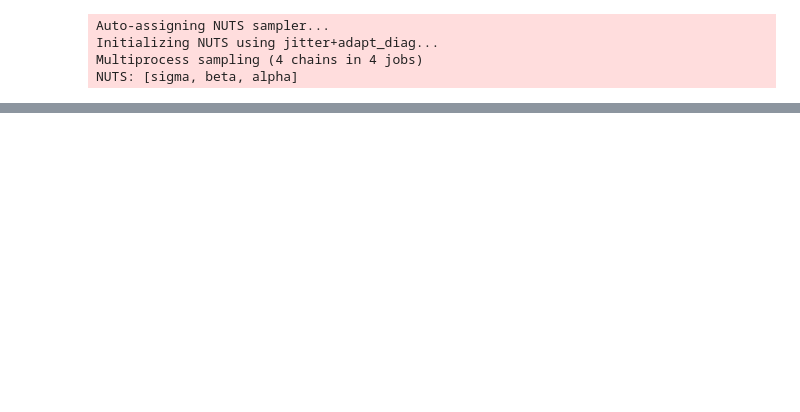
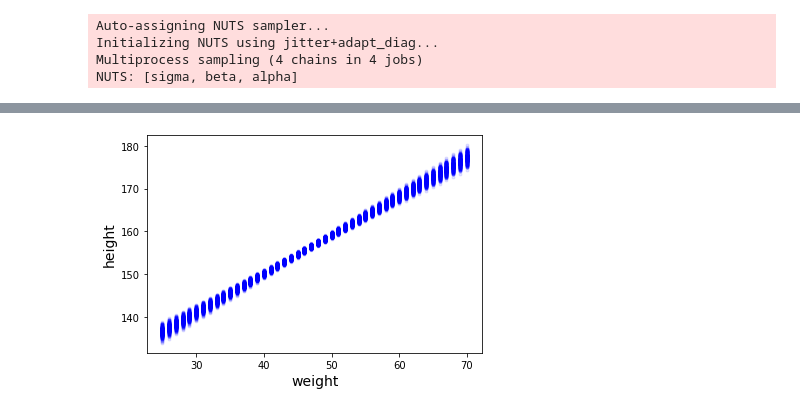
Before and after one commit to mikeviotti/Statistical_Rethinking_MV, a Jupyter notebook: Chapter_4.ipynb, the cells around one changed output, grey strips where cells are left out. Saved outputs shown, nothing was run; the diff lists cells and outputs as text; code cells hidden in the pictures; blank space fills up the shorter version.

```diff
--- a/Chapter_4.ipynb
+++ b/Chapter_4.ipynb
@@ -588,0 +620,17 @@ np.percentile(mean_at_50, [5.5,94.5])
+# %%
+weight_seq = np.arange(25, 71) # returns an array of integers 25-70 corresponding to weights
+# Given that we have a lot of samples we can use less of them for plotting (or we can use all!)
+trace_4_5_thinned = trace_4_5[::10]
+mu_pred = np.zeros((len(weight_seq), len(trace_4_5_thinned)*trace_4_5.nchains))
+
+#the above line returns an array with 46 rows and 400 columns. The 46 rows are because we're looking at the 46 weight
+#values we pass in from weight_seq. The 400 columns are because trace_4_5_thinned has length 100 and there are 4 chains
+#in trace_4_5
+
+for i, w in enumerate(weight_seq):
+    mu_pred[i] = trace_4_5_thinned['alpha'] + trace_4_5_thinned['beta'] * (w - d2.weight.mean())
+
+#each row in mu_pred represents one real weight. Each column represents a sample from the posterior distribution.
+#Each element represents the average height, factoring in uncertainty for alpha and beta, for the given weight
+
+pd.DataFrame(mu_pred)
@@ -588,0 +656,11 @@ np.percentile(mean_at_50, [5.5,94.5])
+# %%
+#R code 4.55, figure 4.9 (left)
+
+#Now the idea is we can use the distribution of one row (the mean height for a given weight) to express uncertainty
+#about the relationship between heights and weights for a given height.
+
+plt.plot(weight_seq, mu_pred, '.', alpha=0.1, color='b');
+plt.xlabel('weight', fontsize=14)
+plt.ylabel('height', fontsize=14);
+# %% [output]
+[figure, added]
```
Also changed, not shown: parts of 69 cells of this notebook, 1 other file.
